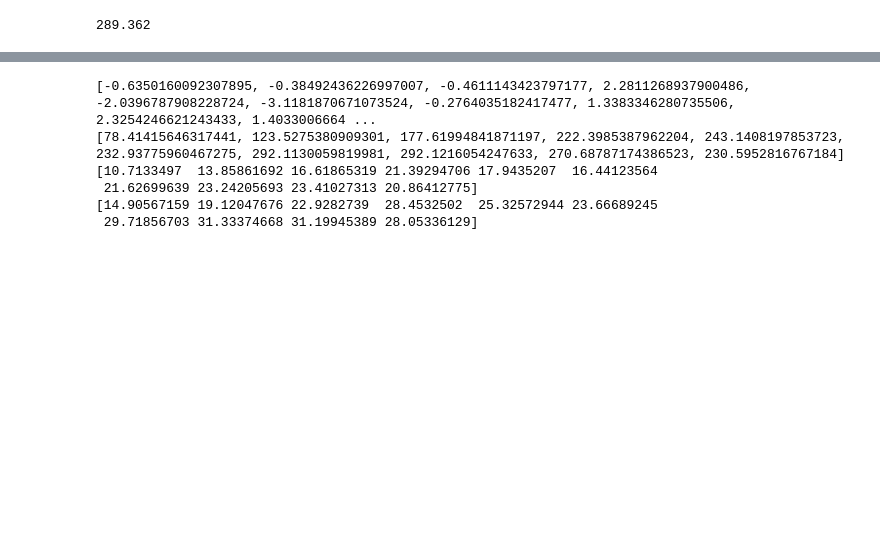
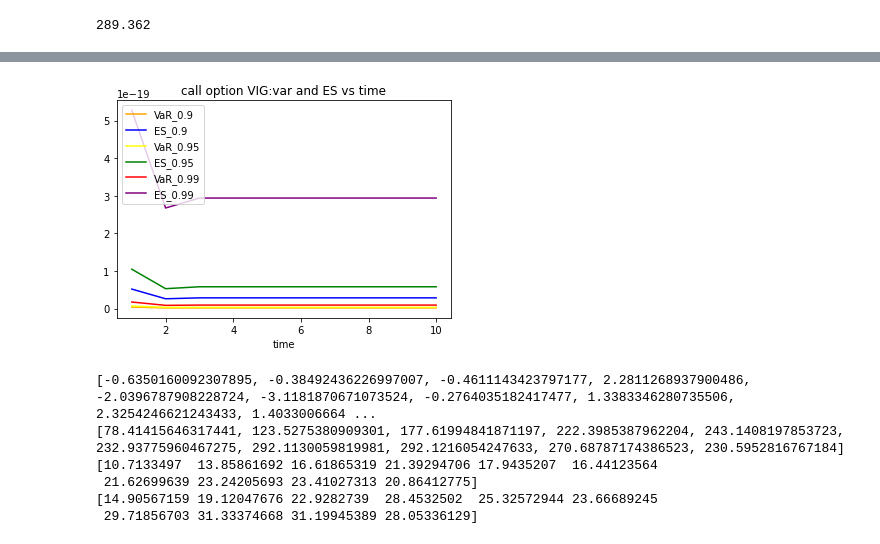
Before and after one commit to ZiyueNie/575, a Jupyter notebook: src/ib_project.ipynb, the cells around one changed output, grey strips where cells are left out. Saved outputs shown, nothing was run; the diff lists cells and outputs as text; code cells hidden in the pictures; blank space fills up the shorter version.

```diff
--- a/src/ib_project.ipynb
+++ b/src/ib_project.ipynb
@@ -336,3 +470,23 @@ def calloption(M):                  #today is 2020/02/14
+# %%
+tvig=calloption1('VIG')
+tvig1=VaRt1(0.9,tvig[1],tvig[2],tvig[0])
+tvig2=VaRt1(0.95,tvig[1],tvig[2],tvig[0])
+tvig3=VaRt1(0.99,tvig[1],tvig[2],tvig[0])
+#print(cat1[0])
+#print(cat1[1])
+x=np.linspace(1,10,10)
+plt.plot(x,tvig1[0],'orange',label="VaR_0.9")
+plt.plot(x,tvig1[1],'blue',label="ES_0.9")
+plt.plot(x,tvig2[0],'yellow',label="VaR_0.95")
+plt.plot(x,tvig2[1],'green',label="ES_0.95")
+plt.plot(x,tvig3[0],'red',label="VaR_0.99")
+plt.plot(x,tvig3[1],'purple',label="ES_0.99")
+plt.xlabel('time')
+plt.title('call option VIG:var and ES vs time')
+plt.legend()
+plt.show()
+# %% [output]
+[figure, added]
 # %%
 djx=putoption('DIA')
 print(djx[0])
```
Also changed, not shown: parts of 11 cells of this notebook.
